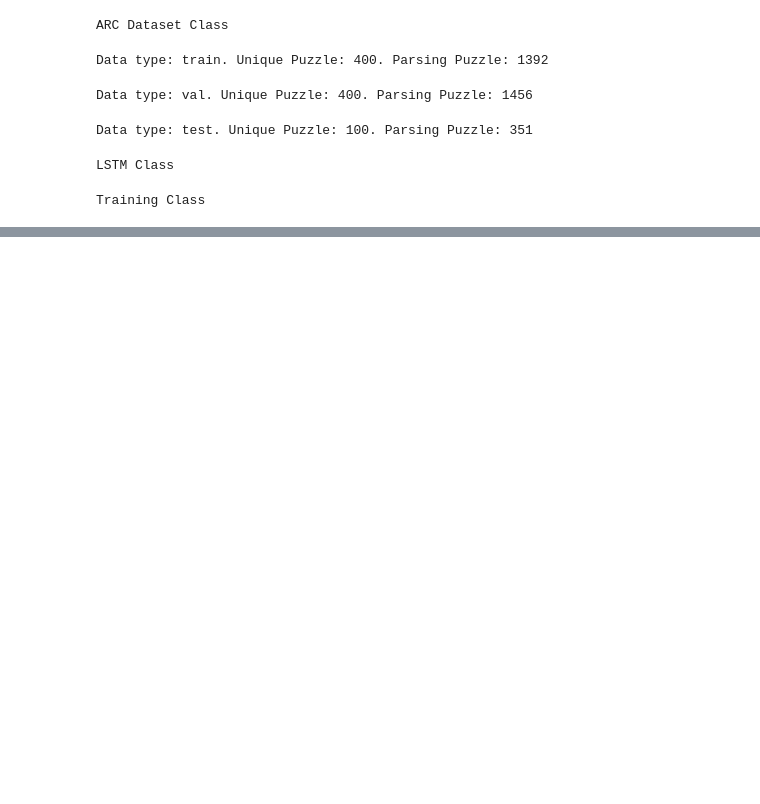
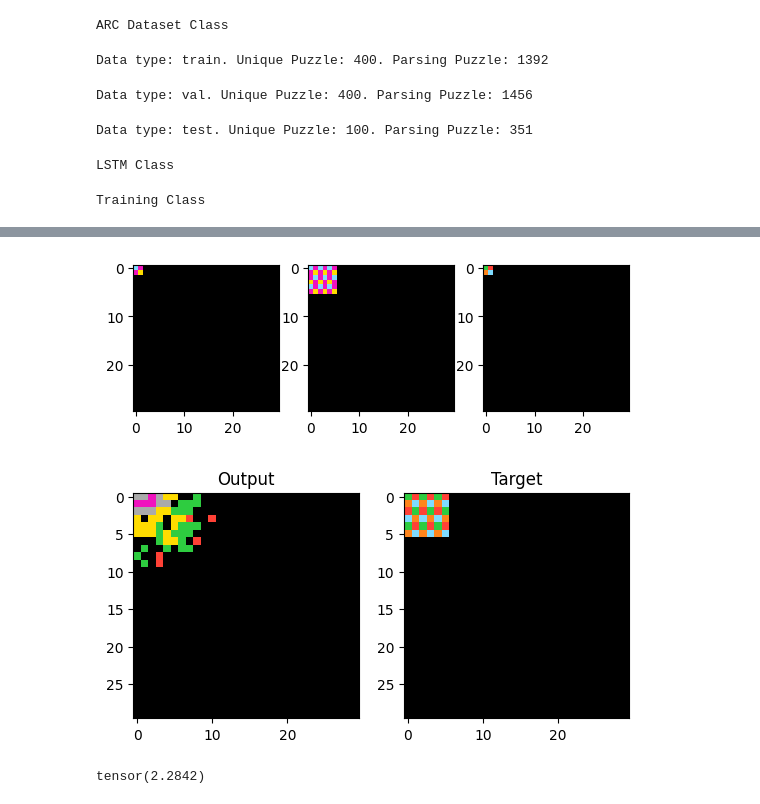
Before and after one commit to rageh-ai/ARC-ML-Challenge, a Jupyter notebook: notebook.ipynb, the cells around one changed output, grey strips where cells are left out. Drawn from its saved outputs; the diff is of its cells as text; code cells hidden in the pictures; blank space fills up the shorter version.

Commit message:
created prediction class

```diff
--- a/notebook.ipynb
+++ b/notebook.ipynb
@@ -245,0 +296,9 @@ Epoch : 3, Loss: 1.23266, Lowest Loss: 1.27095, Patient: 0
+# %%
+inp , out = next(iter(val_data))
+# %%
+pred = Prediction(model, val_data, DEVICE, criterion)
+pred._predict_one(inp.float(), out.float())
+# %% [output]
+[figure, added]
+[figure, added]
+tensor(2.2842)
```
Also changed, not shown: parts of 3 cells of this notebook.
